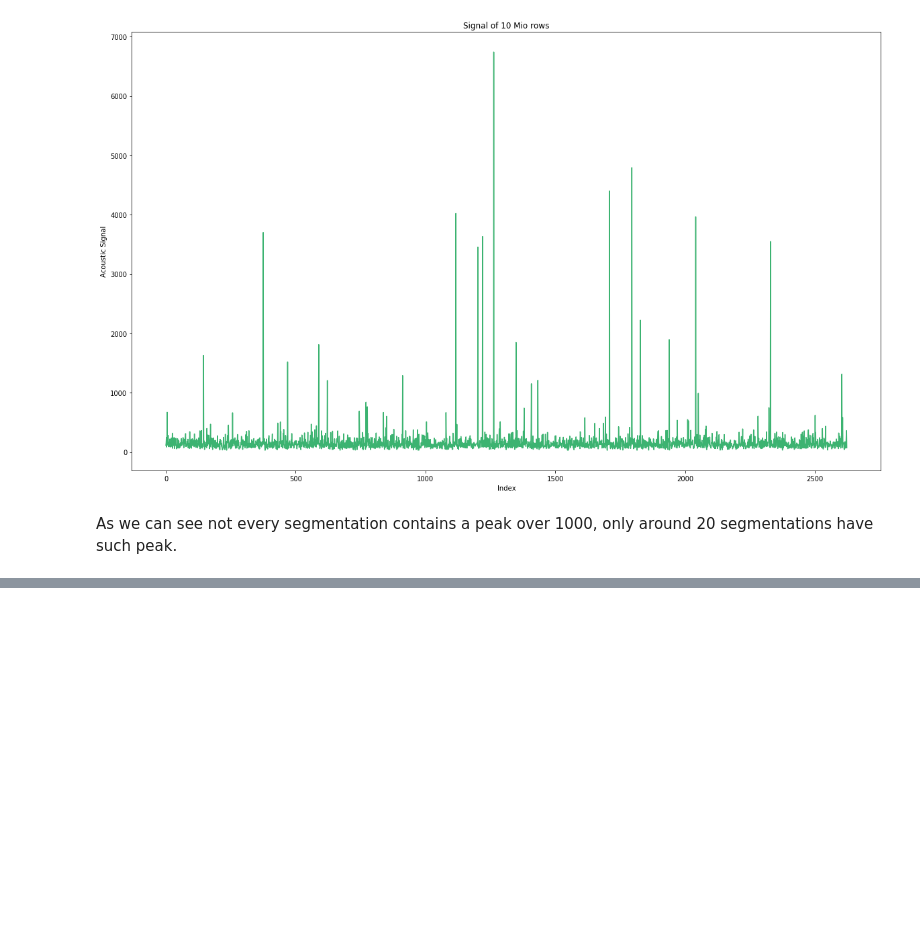
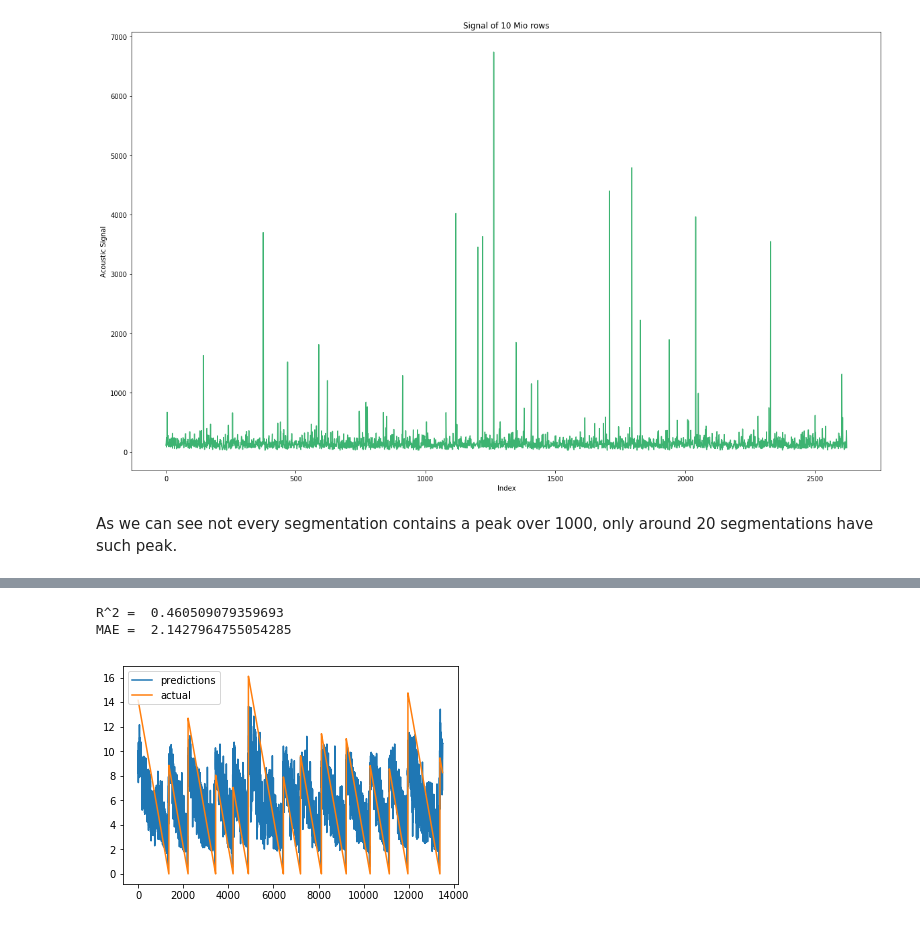
Before and after one commit to raobystorm/EarthquakePred, a Jupyter notebook: Note_and_Playground.ipynb, the cells around one changed output, grey strips where cells are left out. Drawn from its saved outputs; the diff is of its cells as text; code cells hidden in the pictures; blank space fills up the shorter version.

```diff
--- a/Note_and_Playground.ipynb
+++ b/Note_and_Playground.ipynb
@@ -133,0 +338,5 @@ As we can see not every segmentation contains a peak over 1000, only around 20 s
+# %%
+import xgboost as xgb
+xgr = xgb.XGBRegressor(booster='gbtree', n_estimators=100, max_depth=4, n_jobs=72, learning_rate=0.1)
+# %%
+xgr.fit(dataset[:,:-1], dataset[:,-1])
@@ -133,0 +351,6 @@ As we can see not every segmentation contains a peak over 1000, only around 20 s
+# %%
+eval_result(dataset, xgr.predict)
+# %% [output]
+R^2 =  0.460509079359693
+MAE =  2.1427964755054285
+[figure, added]
```
Also changed, not shown: parts of 65 cells of this notebook.
